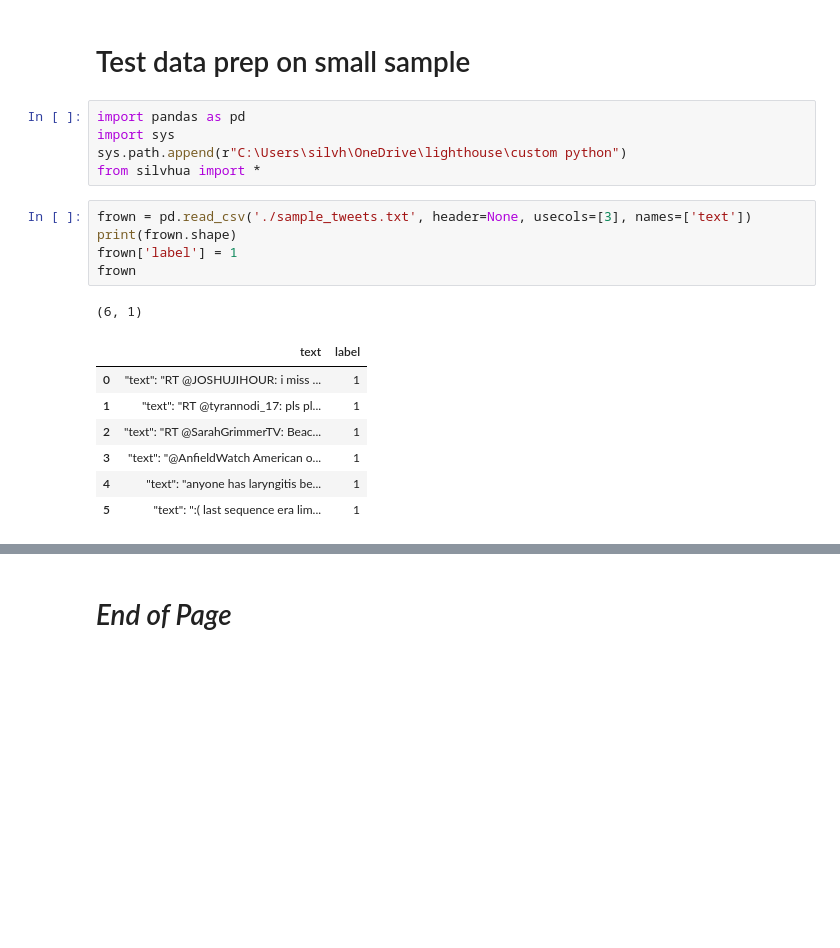
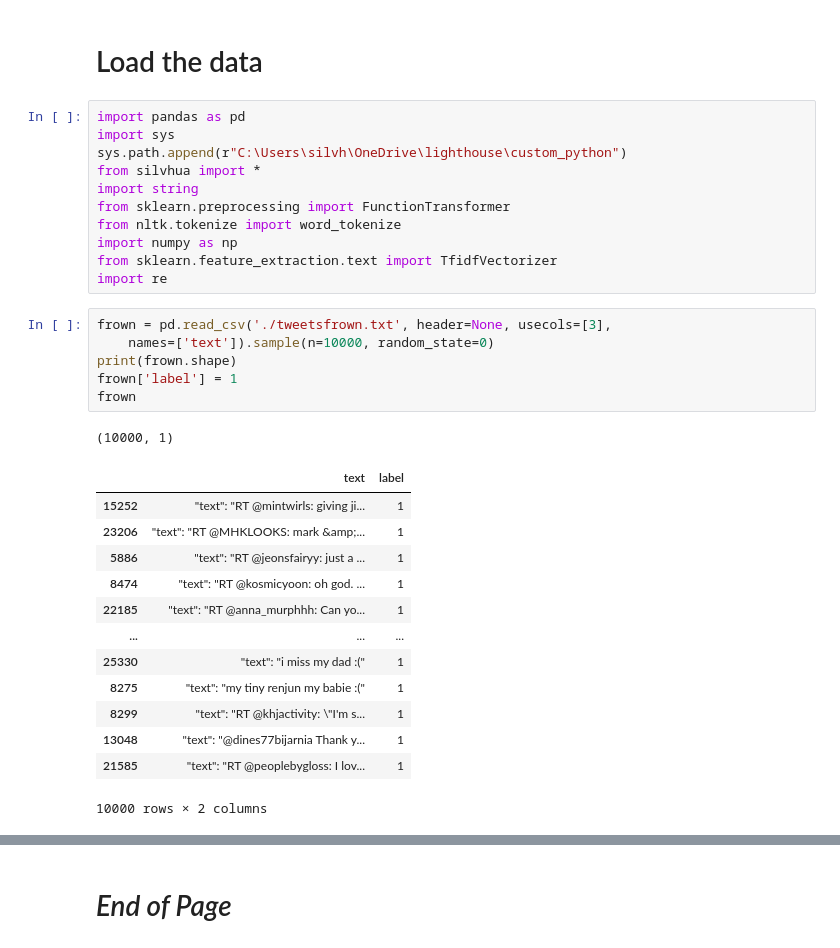
Before and after one commit to silvhua-Lighthouse/2022-11-07-W08, a Jupyter notebook: NLP challenge.ipynb, the cells around one changed output, grey strips where cells are left out. Saved outputs shown, nothing was run; the diff lists cells and outputs as text; blank space fills up the shorter version.

```diff
--- a/NLP challenge.ipynb
+++ b/NLP challenge.ipynb
@@ -1,21 +1,34 @@
-# %% [markdown]
-# Test data prep on small sample
+# %% [markdown]
+# Load the data
 # %%
 import pandas as pd
 import sys
-sys.path.append(r"C:\Users\silvh\OneDrive\lighthouse\custom python")
+sys.path.append(r"C:\Users\silvh\OneDrive\lighthouse\custom_python")
 from silvhua import *
+import string
+from sklearn.preprocessing import FunctionTransformer
+from nltk.tokenize import word_tokenize
+import numpy as np
+from sklearn.feature_extraction.text import TfidfVectorizer
+import re
 # %%
-frown = pd.read_csv('./sample_tweets.txt', header=None, usecols=[3], names=['text'])
+frown = pd.read_csv('./tweetsfrown.txt', header=None, usecols=[3],
+    names=['text']).sample(n=10000, random_state=0)
 print(frown.shape)
 frown['label'] = 1
 frown
 # %% [output]
-(6, 1)
+(10000, 1)
 |  | text | label |
-| 0 | "text": "RT @JOSHUJIHOUR: i miss ... | 1 |
-| 1 | "text": "RT @tyrannodi_17: pls pl... | 1 |
-| 2 | "text": "RT @SarahGrimmerTV: Beac... | 1 |
-| 3 | "text": "@AnfieldWatch American o... | 1 |
-| 4 | "text": "anyone has laryngitis be... | 1 |
-| 5 | "text": ":( last sequence era lim... | 1 |
+| 15252 | "text": "RT @mintwirls: giving ji... | 1 |
+| 23206 | "text": "RT @MHKLOOKS: mark &amp;... | 1 |
+| 5886 | "text": "RT @jeonsfairyy: just a ... | 1 |
+| 8474 | "text": "RT @kosmicyoon: oh god. ... | 1 |
+| 22185 | "text": "RT @anna_murphhh: Can yo... | 1 |
+| ... | ... | ... |
+| 25330 | "text": "i miss my dad :(" | 1 |
+| 8275 | "text": "my tiny renjun my babie :(" | 1 |
+| 8299 | "text": "RT @khjactivity: \"I'm s... | 1 |
+| 13048 | "text": "@dines77bijarnia Thank y... | 1 |
+| 21585 | "text": "RT @peoplebygloss: I lov... | 1 |
+10000 rows × 2 columns
```
Also changed, not shown: parts of 27 cells of this notebook.
